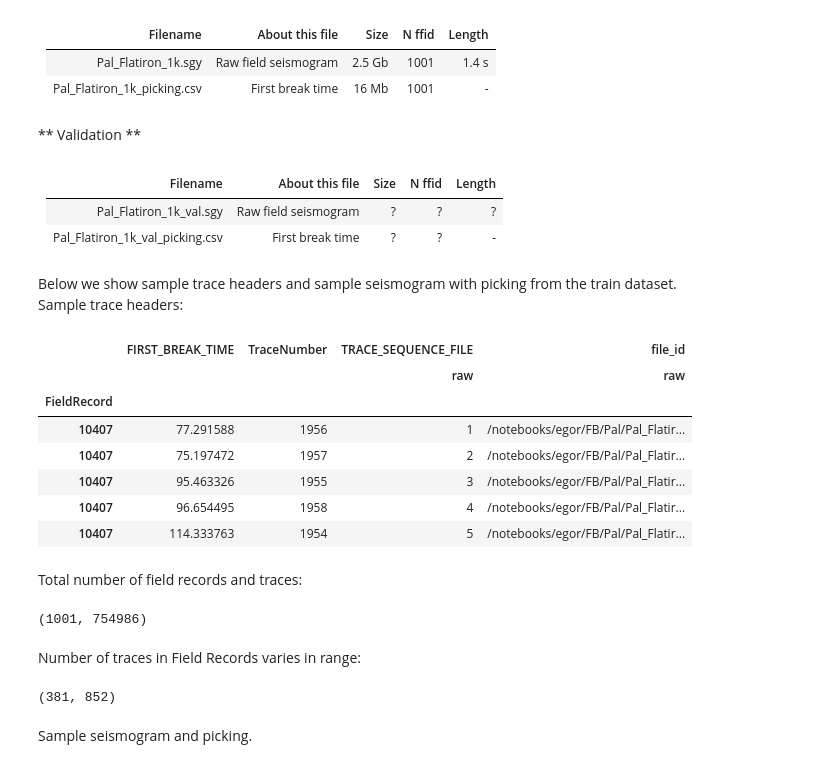
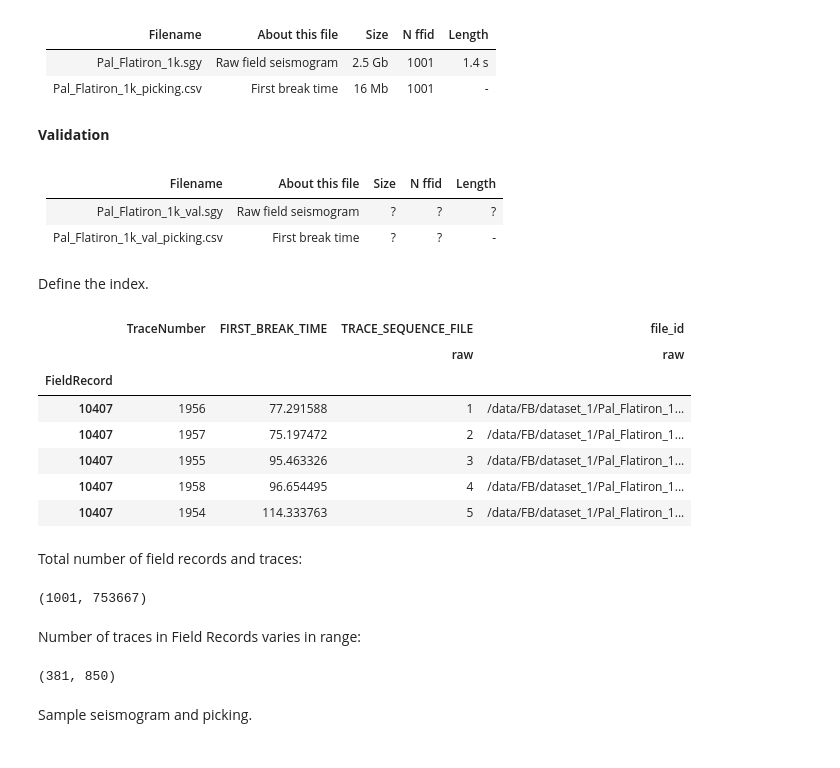
Before and after one commit to learnserd/SeismicPro, a Jupyter notebook: datasets/first_break_picking.ipynb, the cells around one changed output. Cells and saved outputs as stored; diff of their text form; code cells hidden in the pictures.

```diff
--- a/datasets/first_break_picking.ipynb
+++ b/datasets/first_break_picking.ipynb
@@ -17,50 +17,50 @@ Dataset is split into training and validation parts.
 | Pal_Flatiron_1k.sgy | Raw field seismogram | 2.5 Gb | 1001 | 1.4 s |
 | Pal_Flatiron_1k_picking.csv | First break time | 16 Mb | 1001 | - |
 # %% [markdown]
-** Validation **
+**Validation**
 # %% [markdown]
 | Filename | About this file | Size | N ffid | Length |
 | :------ | ----: | ----: | ----: | ----: |
 | Pal_Flatiron_1k_val.sgy | Raw field seismogram | ? | ? | ? |
 | Pal_Flatiron_1k_val_picking.csv | First break time | ? | ? | - |
-# %% [markdown]
-Below we show sample trace headers and sample seismogram with picking from the train dataset.
-Sample trace headers:
 # %%
 import sys
 sys.path.append('..')
 
 from seismicpro.batchflow import Dataset
-
 from seismicpro.src import (SeismicBatch, FieldIndex, TraceIndex,
                             seismic_plot)
-
-path_raw = '/notebooks/egor/FB/Pal/Pal_Flatiron_1k.sgy'
-index = (FieldIndex(name='raw', path=path_raw,
-                    markup_path='/notebooks/egor/FB/Pal/Pal_Flatiron_1k_picking.csv'))
-index.head()
-# %% [output]
-|  | FIRST_BREAK_TIME | TraceNumber | TRACE_SEQUENCE_FILE | file_id |
-|  |  |  | raw | raw |
-| FieldRecord |  |  |  |  |
-| 10407 | 77.291588 | 1956 | 1 | /notebooks/egor/FB/Pal/Pal_Flatir... |
-| 10407 | 75.197472 | 1957 | 2 | /notebooks/egor/FB/Pal/Pal_Flatir... |
-| 10407 | 95.463326 | 1955 | 3 | /notebooks/egor/FB/Pal/Pal_Flatir... |
-| 10407 | 96.654495 | 1958 | 4 | /notebooks/egor/FB/Pal/Pal_Flatir... |
-| 10407 | 114.333763 | 1954 | 5 | /notebooks/egor/FB/Pal/Pal_Flatir... |
+# %% [markdown]
+Define the index.
+# %%
+path_raw = '/data/FB/dataset_1/Pal_Flatiron_1k.sgy'
+markup_path='/data/FB/dataset_1/Pal_Flatiron_1k_picking.csv'
+
+index = (FieldIndex(name='raw', path=path_raw, markup_path=markup_path))
+
+index.head()
+# %% [output]
+|  | TraceNumber | FIRST_BREAK_TIME | TRACE_SEQUENCE_FILE | file_id |
+|  |  |  | raw | raw |
+| FieldRecord |  |  |  |  |
+| 10407 | 1956 | 77.291588 | 1 | /data/FB/dataset_1/Pal_Flatiron_1... |
+| 10407 | 1957 | 75.197472 | 2 | /data/FB/dataset_1/Pal_Flatiron_1... |
+| 10407 | 1955 | 95.463326 | 3 | /data/FB/dataset_1/Pal_Flatiron_1... |
+| 10407 | 1958 | 96.654495 | 4 | /data/FB/dataset_1/Pal_Flatiron_1... |
+| 10407 | 1954 | 114.333763 | 5 | /data/FB/dataset_1/Pal_Flatiron_1... |
 # %% [markdown]
 Total number of field records and traces:
 # %%
 len(index), sum(index.tracecounts)
 # %% [output]
-(1001, 754986)
+(1001, 753667)
 # %% [markdown]
 Number of traces in Field Records varies in range:
 # %%
 df = TraceIndex(index)._idf
 df.groupby(by=['FieldRecord']).size().min(), df.groupby(by=['FieldRecord']).size().max()
 # %% [output]
-(381, 852)
+(381, 850)
 # %% [markdown]
 Sample seismogram and picking.
 # %%
```
Also changed, not shown: parts of 11 cells of this notebook, 2 other files.
